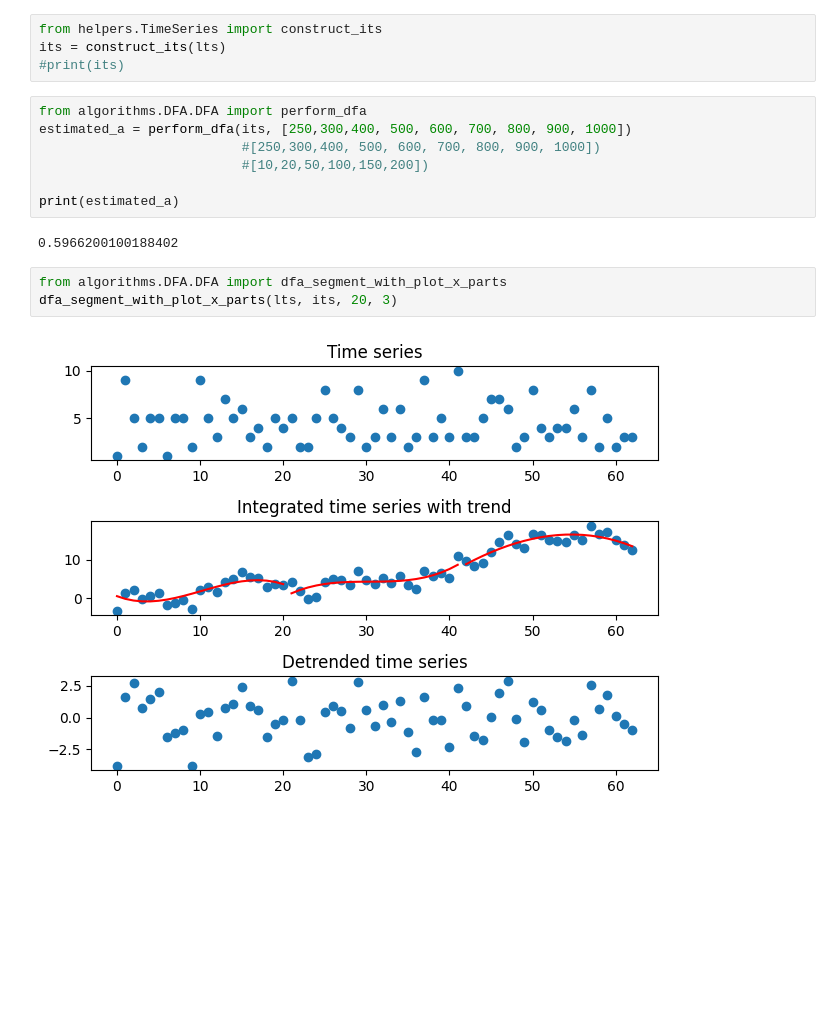
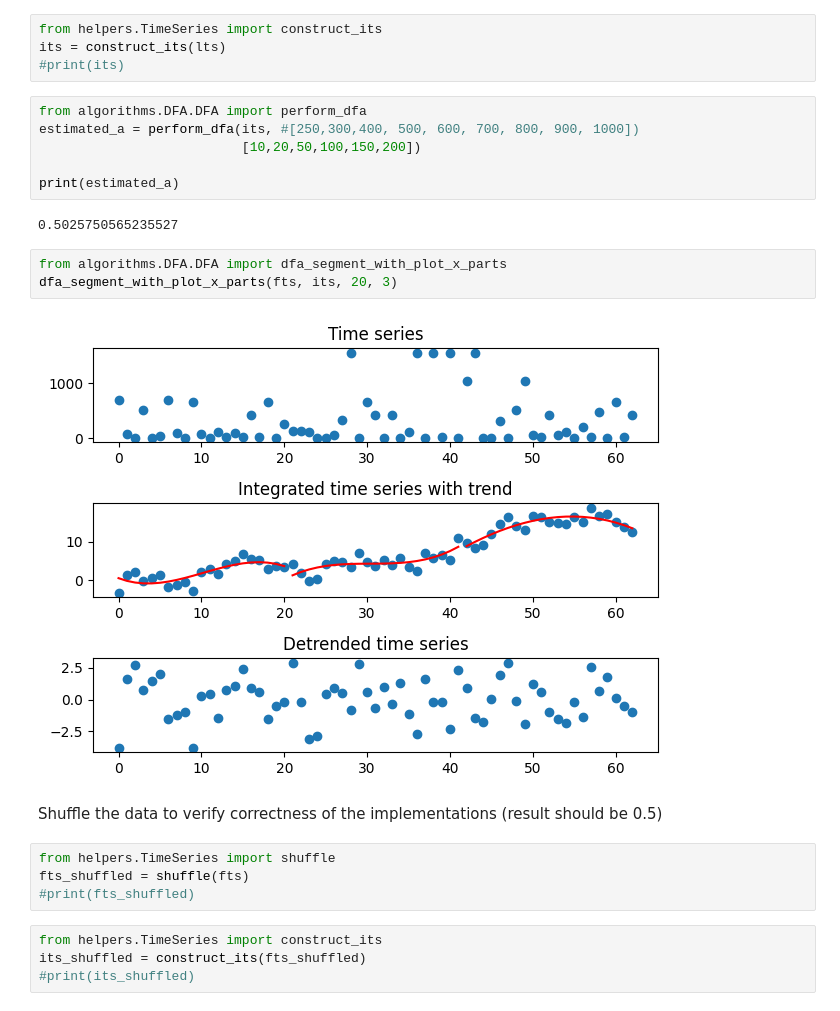
Before and after one commit to msobolewska/fractal, a Jupyter notebook: DFA.ipynb, the cells around one changed output. Saved outputs shown, nothing was run; the diff lists cells and outputs as text; blank space fills up the shorter version.

Commit message:
Added invokations for shuffled data

```diff
--- a/DFA.ipynb
+++ b/DFA.ipynb
@@ -45,15 +46,24 @@ its = construct_its(lts)
 #print(its)
 # %%
 from algorithms.DFA.DFA import perform_dfa
-estimated_a = perform_dfa(its, [250,300,400, 500, 600, 700, 800, 900, 1000])
-                          #[250,300,400, 500, 600, 700, 800, 900, 1000])
-                          #[10,20,50,100,150,200])
+estimated_a = perform_dfa(its, #[250,300,400, 500, 600, 700, 800, 900, 1000])
+                          [10,20,50,100,150,200])
 
 print(estimated_a)
 # %% [output]
-0.5966200100188402
+0.5025750565235527
 # %%
 from algorithms.DFA.DFA import dfa_segment_with_plot_x_parts
-dfa_segment_with_plot_x_parts(lts, its, 20, 3)
+dfa_segment_with_plot_x_parts(fts, its, 20, 3)
 # %% [output]
-[figure, old version]
+[figure, new version]
+# %% [markdown]
+Shuffle the data to verify correctness of the implementations (result should be 0.5)
+# %%
+from helpers.TimeSeries import shuffle
+fts_shuffled = shuffle(fts)
+#print(fts_shuffled)
+# %%
+from helpers.TimeSeries import construct_its
+its_shuffled = construct_its(fts_shuffled)
+#print(its_shuffled)
```
Also changed, not shown: parts of 2 cells of this notebook, 4 other files.
